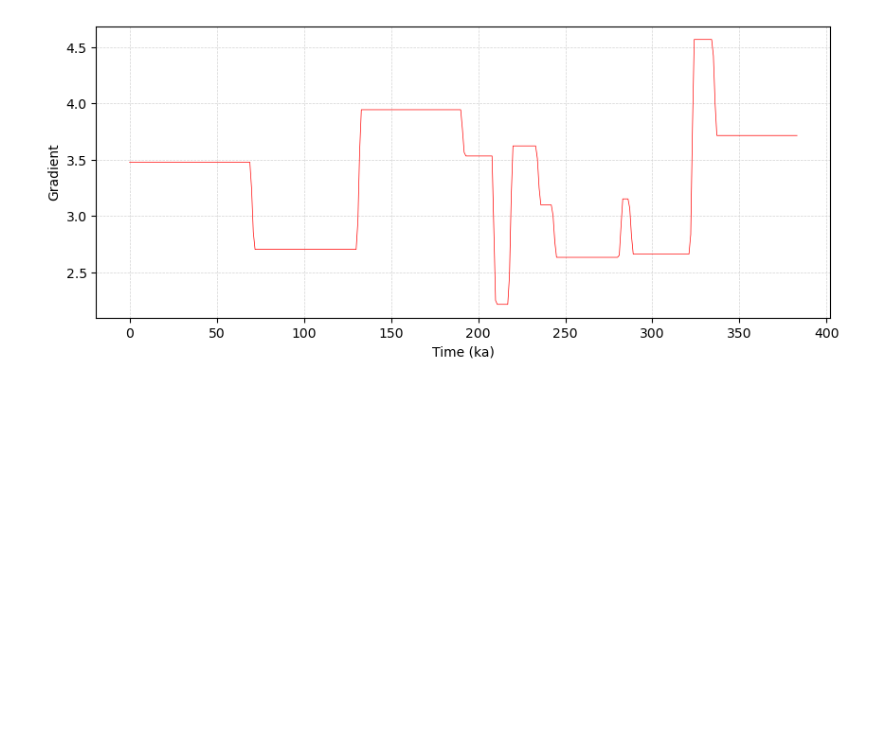
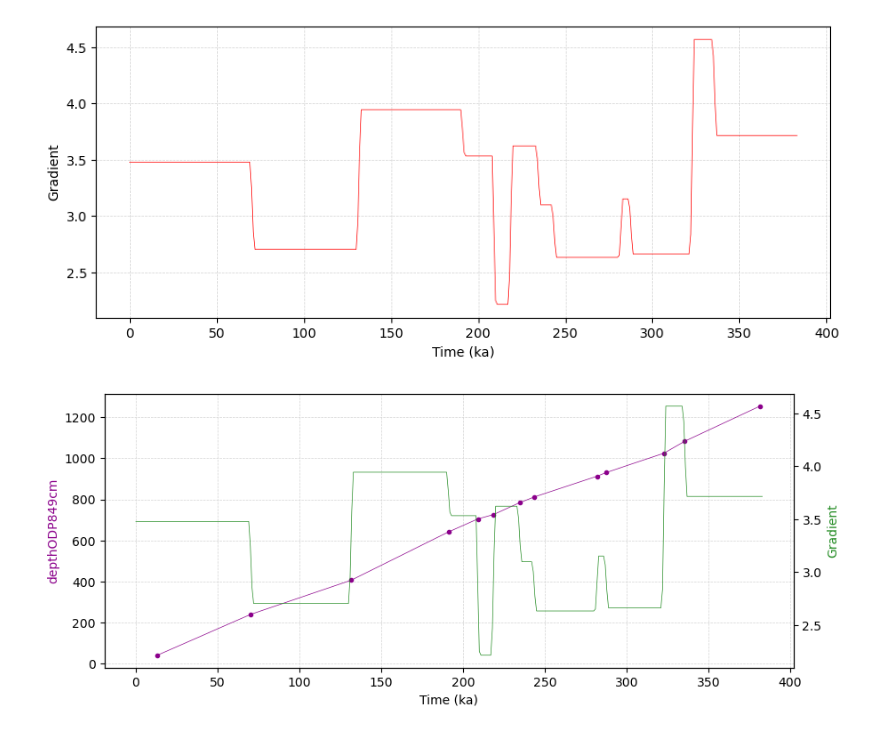
Before and after one commit to PBrockmann/PyAnalyseries, a Jupyter notebook: interp1d.ipynb, the cells around one changed output. Cells and saved outputs as stored; diff of their text form; code cells hidden in the pictures; blank space fills up the shorter version.

```diff
--- a/interp1d.ipynb
+++ b/interp1d.ipynb
@@ -176,3 +187,18 @@ axs.set_ylabel("Gradient")   #
 plt.show()
 # %% [output]
 [figure]
+# %%
+fig, axs = plt.subplots(1, 1, figsize=(10,4))
+
+axs.plot(coordsX1, coordsX2, '.-', c='darkmagenta', lw=0.5)
+axs.grid(visible=True, which='major', color='lightgray', linestyle='dashed', linewidth=0.5)
+axs.set_xlabel(x1Name)
+axs.set_ylabel(x2Name, c='darkmagenta')
+
+axsInterp = axs.twinx()
+axsInterp.set_ylabel('Gradient', c='forestgreen')
+axsInterp.plot(x1, dy, c='forestgreen', lw=0.5)
+
+plt.show()
+# %% [output]
+[figure, added]
```
Also changed, not shown: parts of 5 cells of this notebook, 1 other file.
